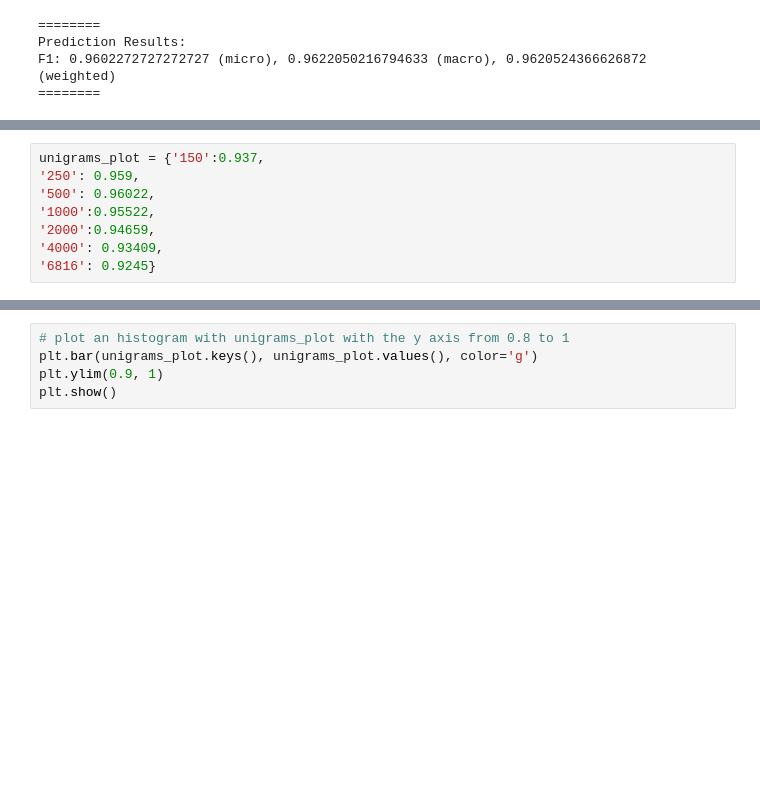
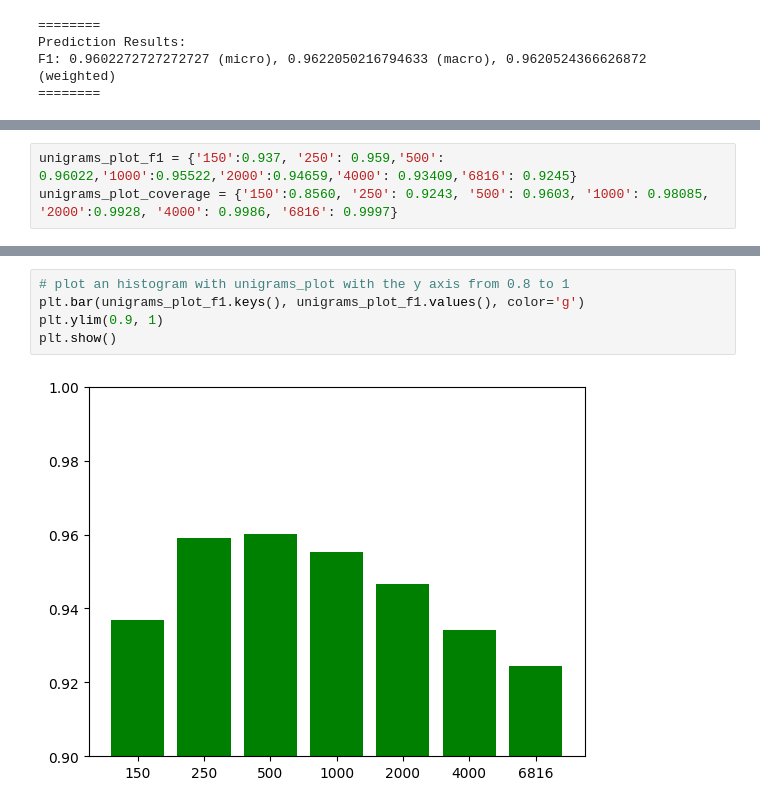
Before and after one commit to waze96/MUD_Labs_Git, a Jupyter notebook: LangDetect/source/langdetect.ipynb, the cells around one changed output, grey strips where cells are left out. Cells and saved outputs as stored; diff of their text form; blank space fills up the shorter version.

```diff
--- a/LangDetect/source/langdetect.ipynb
+++ b/LangDetect/source/langdetect.ipynb
@@ -236,8 +213,3 @@ print('========')
 # %%
-unigrams_plot = {'150':0.937,
-'250': 0.959,
-'500': 0.96022,
-'1000':0.95522,
-'2000':0.94659,
-'4000': 0.93409,
-'6816': 0.9245}
+unigrams_plot_f1 = {'150':0.937, '250': 0.959,'500': 0.96022,'1000':0.95522,'2000':0.94659,'4000': 0.93409,'6816': 0.9245}
+unigrams_plot_coverage = {'150':0.8560, '250': 0.9243, '500': 0.9603, '1000': 0.98085, '2000':0.9928, '4000': 0.9986, '6816': 0.9997}
@@ -257,5 +223,7 @@ plt.show()
 # %%
 # plot an histogram with unigrams_plot with the y axis from 0.8 to 1
-plt.bar(unigrams_plot.keys(), unigrams_plot.values(), color='g')
+plt.bar(unigrams_plot_f1.keys(), unigrams_plot_f1.values(), color='g')
 plt.ylim(0.9, 1)
 plt.show()
+# %% [output]
+[figure, added]
```
Also changed, not shown: parts of 31 cells of this notebook.
